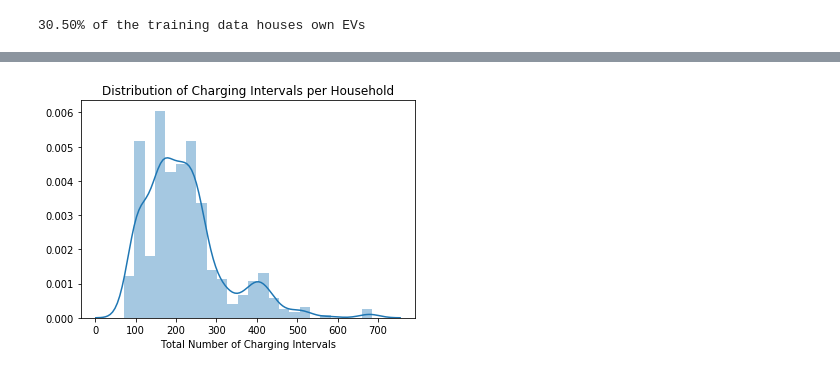
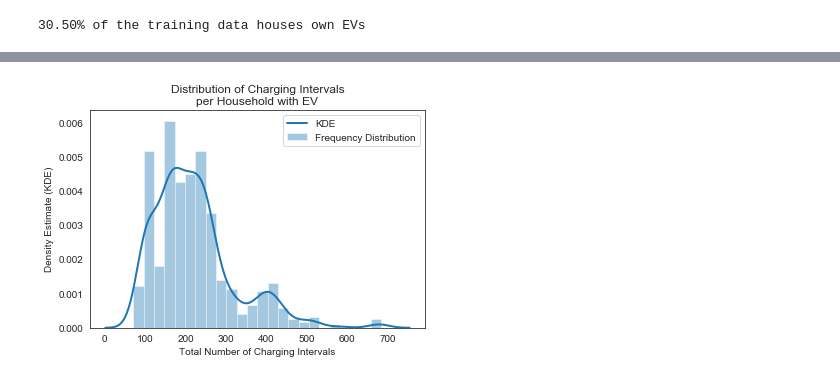
Before and after one commit to AndreaKeane/electric-vehicle-detection, a Jupyter notebook: misc_exploration/explore_distributions.ipynb, the cells around one changed output, grey strips where cells are left out. Cells and saved outputs as stored; diff of their text form; code cells hidden in the pictures.

```diff
--- a/misc_exploration/explore_distributions.ipynb
+++ b/misc_exploration/explore_distributions.ipynb
@@ -16,6 +16,9 @@ from utilities import utilities as utils
 
 # Ignore deprecation warnings
 warnings.simplefilter(action='ignore', category=FutureWarning)
+
+# Set plotting preferences
+sns.set_style("white")
 # %%
 pickle_path = Path('/Users/andreakeane/Documents/DataScience/GridCure_Problems/pickles/')
 fig_path = Path('/Users/andreakeane/Documents/DataScience/GridCure_Problems/figures/')
@@ -102,11 +151,14 @@ stats_woEV = stats.drop(houses_wEV, errors='ignore').drop(outliers.index, errors
 # %%
 # Distribution of the number of charges
-plot = sns.distplot(stats_wEV['tot_chrgs'].values);
-plt.title('Distribution of Charging Intervals per Household');
+plot = sns.distplot(stats_wEV['tot_chrgs'],
+                   kde_kws={"lw": 2, "label": "KDE"},
+                   hist_kws={"label":"Frequency Distribution"});
+plt.title('Distribution of Charging Intervals\nper Household with EV');
 plt.xlabel('Total Number of Charging Intervals');
-plot.get_figure().savefig(fig_path / "labels_dist_tot_chrgs.png")
+plt.ylabel('Density Estimate (KDE)');
+plot.get_figure().savefig(fig_path / "profile_1.png", dpi=400)
 # %% [output]
-[figure, old version]
+[figure, new version]
 # %%
 # Plot distribution of summary stats
 # Set up the matplotlib figure
```
Also changed, not shown: parts of 6 cells of this notebook, 22 other files.
